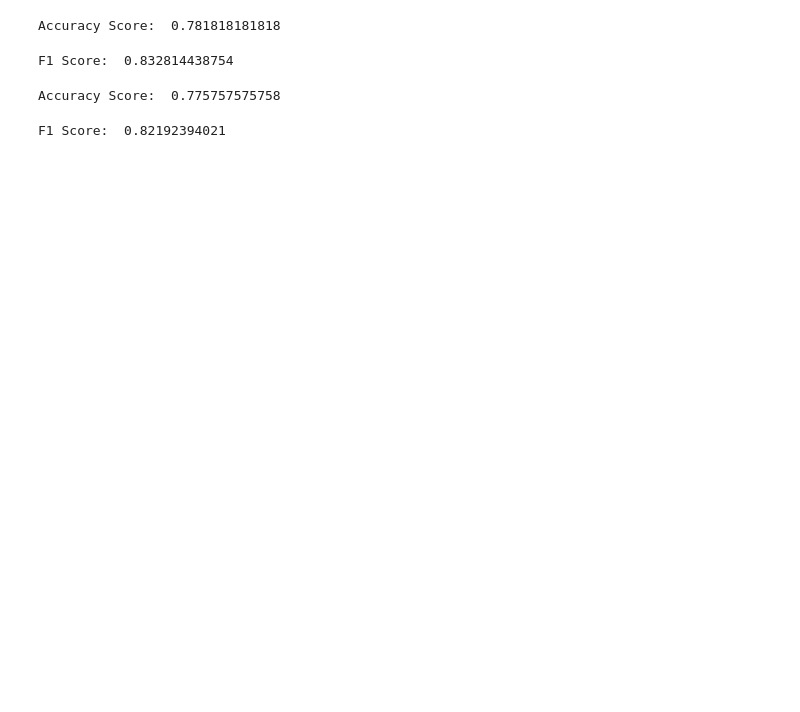
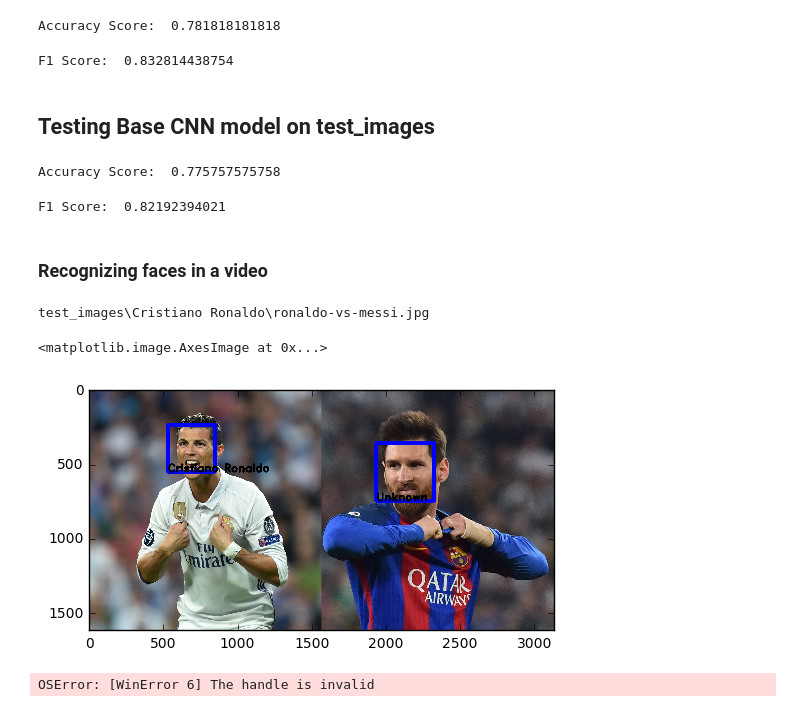
Before and after one commit to anishpillay2002/Facial_Recognition, a Jupyter notebook: facial_recognition_only_code.ipynb, the cells around one changed output. Saved outputs shown, nothing was run; the diff lists cells and outputs as text; code cells hidden in the pictures; blank space fills up the shorter version.

Commit message:
Creating Video

```diff
--- a/facial_recognition_only_code.ipynb
+++ b/facial_recognition_only_code.ipynb
@@ -803,3 +812,9 @@ label = le.inverse_transform(enc_label)
 print(str(enc_label),' - ',label)
 # %% [output]
 [9]  -  ['Christina Ricci']
+# %%
+preda = list(preds.flatten())
+max_val = max(preda)
+max_idx = preda.index(max_val)
+print(preds)
+print(max_idx, max_val)
@@ -844,4 +864,6 @@ accuracy_test(list_testdir, model_mod)
 # %% [output]
 Accuracy Score:  0.781818181818
 F1 Score:  0.832814438754
+# %% [markdown]
+## Testing Base CNN model on test_images
 # %%
@@ -855,3 +875,5 @@ accuracy_test(list_testdir, model_base)
 # %% [output]
 Accuracy Score:  0.775757575758
 F1 Score:  0.82192394021
+# %% [markdown]
+### Recognizing faces in a video
@@ -857,0 +938,17 @@ F1 Score:  0.82192394021
+# %%
+## Testing Video Pipeline
+test_folder = 'test_images'
+label_folder  = 'Cristiano Ronaldo'
+name = 'ronaldo-vs-messi.jpg'
+
+img_path = os.path.join(test_folder, label_folder , name)
+
+inp =  mpimg.imread(img_path)
+outp = video_pipeline(inp)
+print(img_path)
+
+plt.imshow(outp)
+# %% [output]
+test_images\Cristiano Ronaldo\ronaldo-vs-messi.jpg
+<matplotlib.image.AxesImage at 0x...>
+[figure, added]
@@ -857,0 +959,10 @@ F1 Score:  0.82192394021
+# %%
+#car_class=car()
+veh_det_output = 'facial_recog_proj_soln.mp4'
+
+
+clip1 = VideoFileClip("facial_recog_proj.mp4")
+white_clip = clip1.fl_image(video_pipeline) #NOTE: this function expects color images!!
+%time white_clip.write_videofile(veh_det_output, audio=False)
+# %% [output]
+OSError: [WinError 6] The handle is invalid
```
Also changed, not shown: parts of 20 cells of this notebook, 2 other files.
